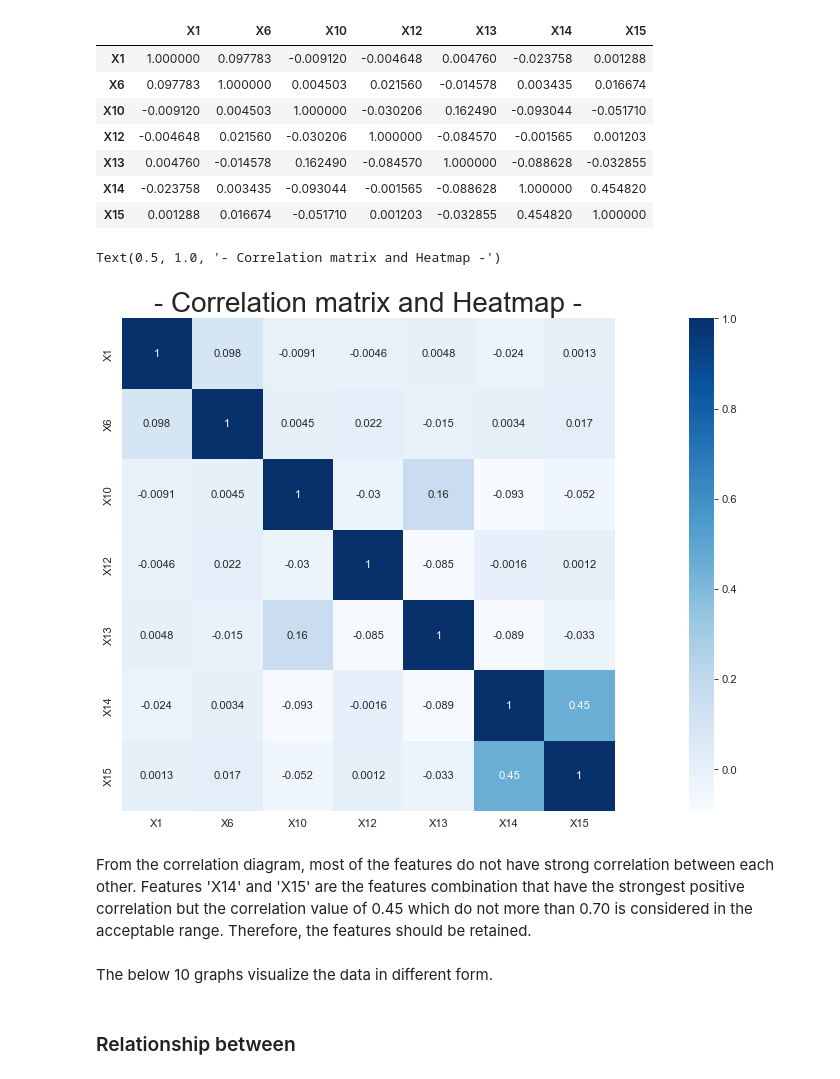
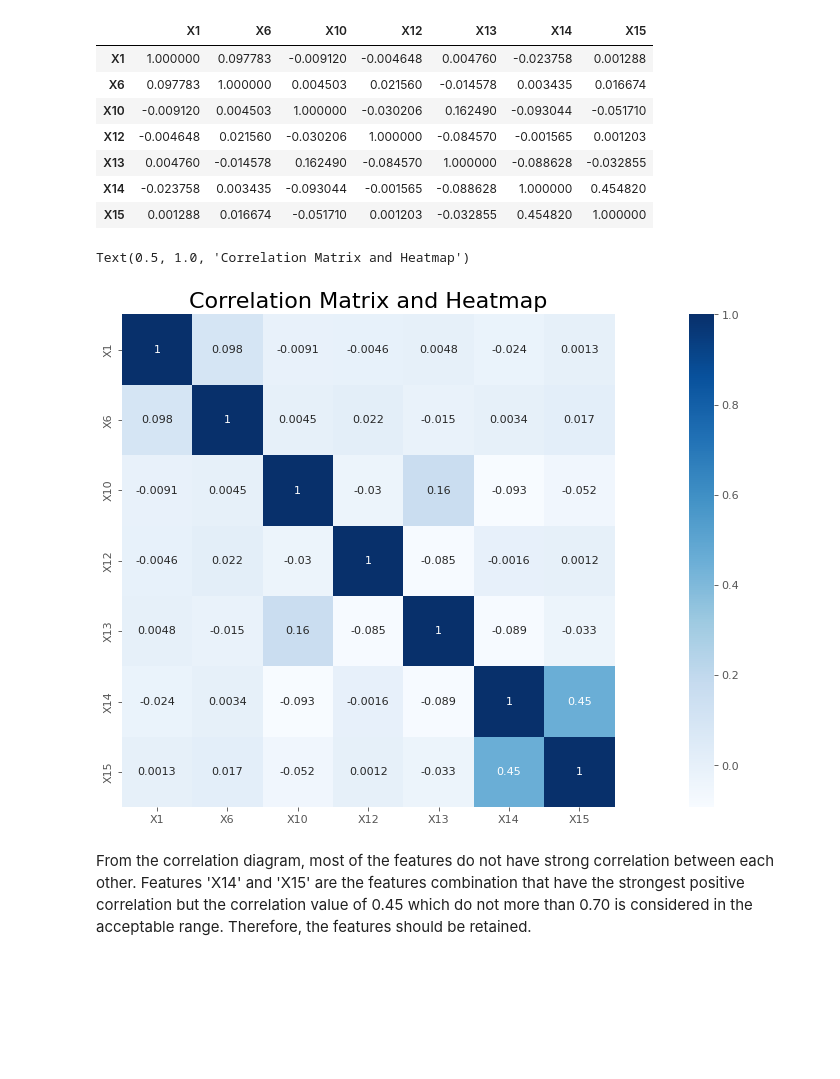
Before and after one commit to lx-see/Marketing-Data-Classification-Model, a Jupyter notebook: marketing.ipynb, the cells around one changed output. Saved outputs shown, nothing was run; the diff lists cells and outputs as text; code cells hidden in the pictures; blank space fills up the shorter version.

```diff
--- a/marketing.ipynb
+++ b/marketing.ipynb
@@ -312,14 +330,10 @@ data.corr()
 # %%
 plt.figure(figsize =(24,8), dpi=80)
 corrmat = data.corr()
-sns.heatmap(corrmat, square=True, annot=True, cbar=True, cmap="Blues");  #Blues
-plt.title('- Correlation matrix and Heatmap -',fontsize = 25)
+sns.heatmap(corrmat, square=True, annot=True, cbar=True, cmap="Blues");  # Blues
+plt.title('Correlation Matrix and Heatmap',fontsize = 20)
 # %% [output]
-Text(0.5, 1.0, '- Correlation matrix and Heatmap -')
+Text(0.5, 1.0, 'Correlation Matrix and Heatmap')
-[figure, old version]
+[figure, new version]
 # %% [markdown]
 From the correlation diagram, most of the features do not have strong correlation between each other. Features 'X14' and 'X15' are the features combination that have the strongest positive correlation but the correlation value of 0.45 which do not more than 0.70 is considered in the acceptable range. Therefore, the features should be retained.
-# %% [markdown]
-The below 10 graphs visualize the data in different form.
-# %% [markdown]
-### Relationship between
```
Also changed, not shown: parts of 252 cells of this notebook.
